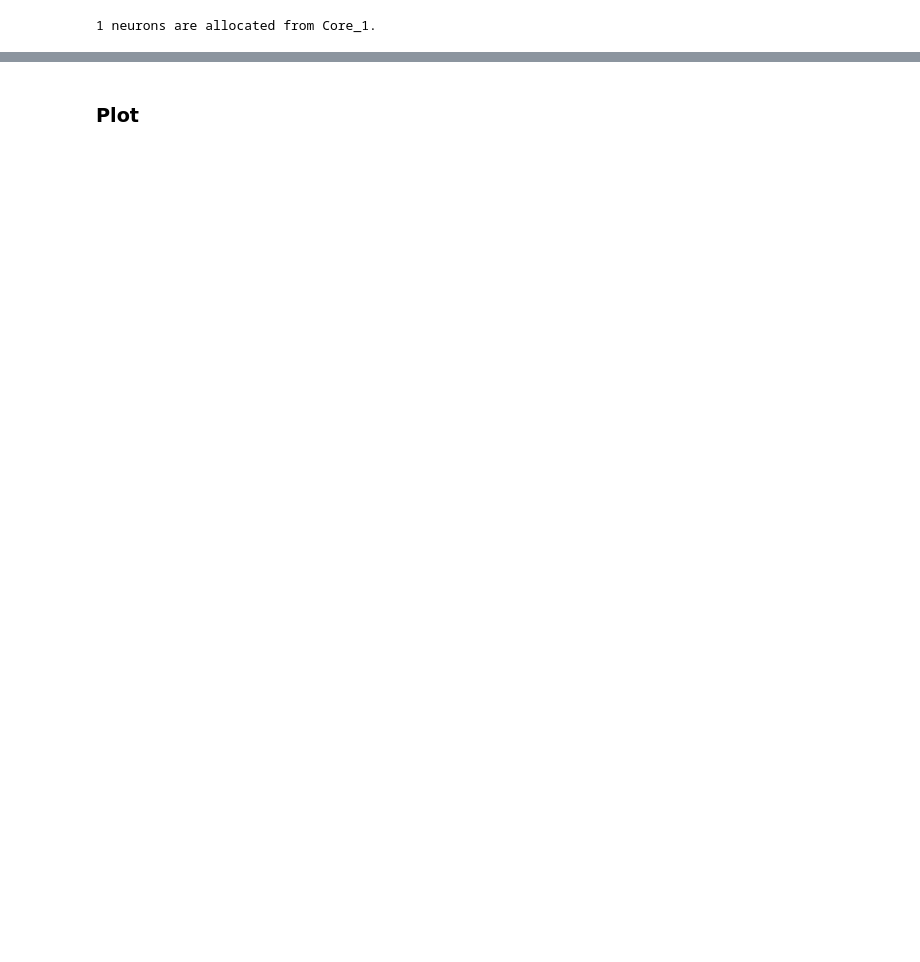
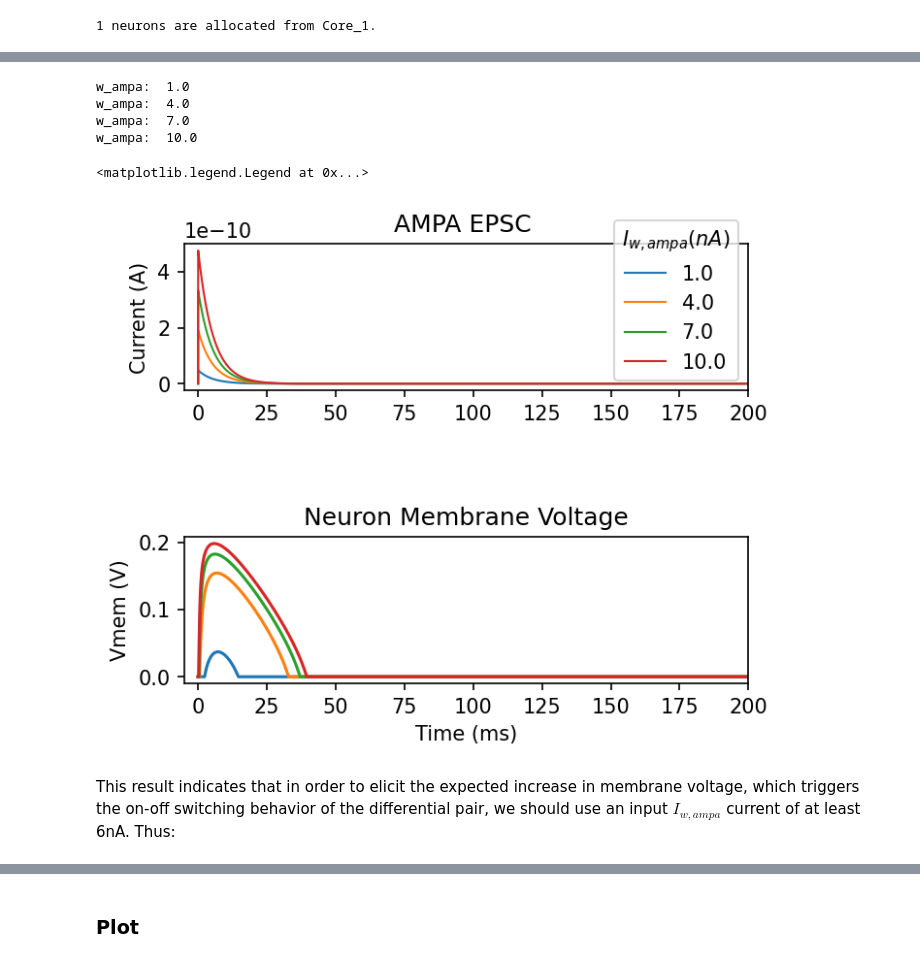
Before and after one commit to YigitDemirag/dynapse-simulator, a Jupyter notebook: part5.ipynb, the cells around one changed output, grey strips where cells are left out. Saved outputs shown, nothing was run; the diff lists cells and outputs as text; code cells hidden in the pictures; blank space fills up the shorter version.

```diff
--- a/part5.ipynb
+++ b/part5.ipynb
@@ -185,0 +188,69 @@ network.run(duration)
+# %%
+try:
+    network.restore()
+except KeyError:
+    # Network state has not been stored yet
+    network.store()
+
+# Input parameters: ===============================================================================================================
+dynapse_param['I_wo_syn_nmda'] = 0*nA
+# =================================================================================================================================
+for core in chip.cores:
+    set_params(core.neurons, dynapse_param)
+
+# Simulation
+duration = 200 * ms
+list_w_ampa = np.linspace(1,10,4)
+dict_iampa = {}
+dict_imem = {}
+dict_vmem = {}
+for param in list_w_ampa:
+    print('w_ampa: ', param)
+    dynapse_param['I_wo_syn_ampa'] = param*nA
+
+    for core in chip.cores:
+        set_params(core.neurons, dynapse_param)
+
+    # Simulation
+    duration = 200* ms # look at first input spike only
+
+    # Run
+    network.run(duration)
+
+    dict_iampa[param] = (mon_synapse_ampa.t/ms, mon_synapse_ampa.I_syn_ampa[0])
+    dict_imem[param] = (mon_neuron_state.t/ms, mon_neuron_state.Imem[0])
+    dict_vmem[param] = (mon_neuron_vmem.t/ms, mon_neuron_vmem.Vmem[0])
+    network.restore()
+# %% [output]
+w_ampa:  1.0
+w_ampa:  4.0
+w_ampa:  7.0
+w_ampa:  10.0
+# %%
+f = plt.figure(figsize=(5,4),dpi=150)
+plt.subplots_adjust(hspace=1, wspace=.8)
+tstart=0
+tend=int(duration*ms)
+
+for key in dict_iampa.keys():
+    plt.subplot(212)
+    plt.plot(dict_vmem[key][0], dict_vmem[key][1], linewidth=1.5)
+    ylim = plt.ylim()
+    plt.title('Neuron Membrane Voltage')
+    plt.ylabel('Vmem (V)')
+    plt.xlim(-5, duration/ms)
+    plt.xlabel('Time (ms)')
+
+    # Input Spikes
+    plt.subplot(211)
+    plt.plot(dict_iampa[key][0], dict_iampa[key][1], linewidth=1, label=str(key))
+    plt.xlim(-5, duration/ms)
+    plt.ylabel('Current (A)')
+    plt.title('AMPA EPSC ')
+
+plt.legend(title='$I_{w,ampa} (nA)$')
+# %% [output]
+<matplotlib.legend.Legend at 0x...>
+[figure, added]
+# %% [markdown]
+This result indicates that in order to elicit the expected increase in membrane voltage, which triggers the on-off switching behavior of the differential pair, we should use an input $I_{w,ampa}$ current of at least 6nA. Thus:
```
Also changed, not shown: parts of 80 cells of this notebook.
